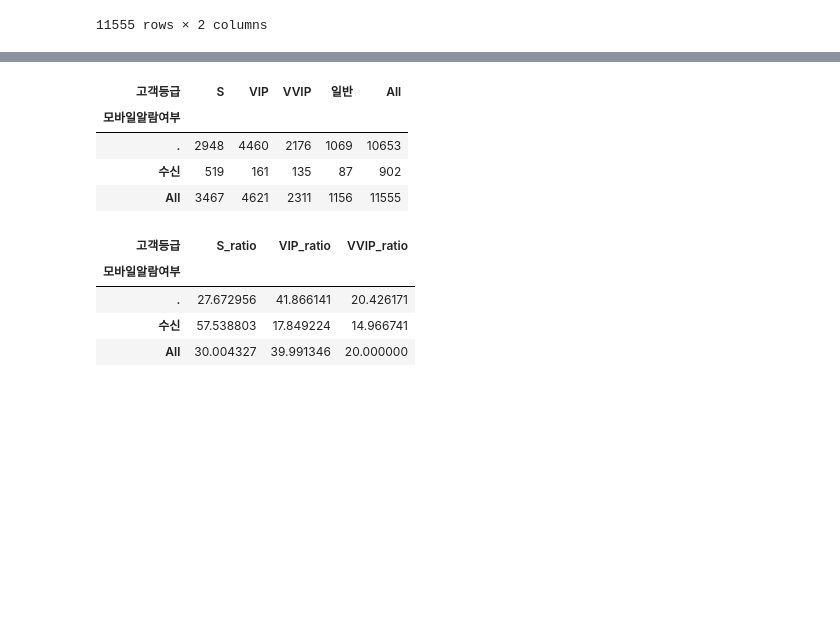
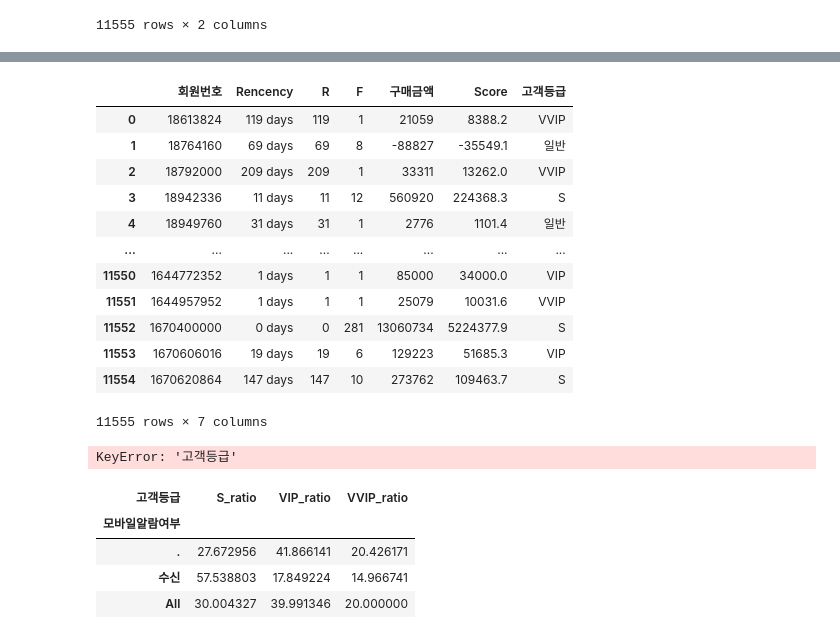
Before and after one commit to raneeKim/SW_CAMP, a Jupyter notebook: ML_Project/자료확인.ipynb, the cells around one changed output, grey strips where cells are left out. Cells and saved outputs as stored; diff of their text form; code cells hidden in the pictures; blank space fills up the shorter version.

```diff
--- a/ML_Project/자료확인.ipynb
+++ b/ML_Project/자료확인.ipynb
@@ -357,7 +426,6 @@ KruskalResult(statistic=705.3065882108048, pvalue=5.15480990507967e-147)
 ## RFM
 # %%
 # 최근성
-onemarket_df['공급일자_dt'] = pd.to_datetime(onemarket_df['공급일자'])
 onemarket_df['Rencency'] = max(onemarket_df['공급일자_dt']) - onemarket_df['공급일자_dt']
 # %%
 p1 = onemarket_df.pivot_table(index='회원번호', values = 'Rencency' , aggfunc = 'min').reset_index()
@@ -413,12 +480,25 @@ Name: count, dtype: int64
+# %%
+df1 = m2[['회원번호'],['R'],['F'],['Score'],['고객등급']]
+df2 = pd.merge(df1,)
+# %% [output]
+|  | 회원번호 | Rencency | R | F | 구매금액 | Score | 고객등급 |
+| 0 | 18613824 | 119 days | 119 | 1 | 21059 | 8388.2 | VVIP |
+| 1 | 18764160 | 69 days | 69 | 8 | -88827 | -35549.1 | 일반 |
+| 2 | 18792000 | 209 days | 209 | 1 | 33311 | 13262.0 | VVIP |
+| 3 | 18942336 | 11 days | 11 | 12 | 560920 | 224368.3 | S |
+| 4 | 18949760 | 31 days | 31 | 1 | 2776 | 1101.4 | 일반 |
+| ... | ... | ... | ... | ... | ... | ... | ... |
+| 11550 | 1644772352 | 1 days | 1 | 1 | 85000 | 34000.0 | VIP |
+| 11551 | 1644957952 | 1 days | 1 | 1 | 25079 | 10031.6 | VVIP |
+| 11552 | 1670400000 | 0 days | 0 | 281 | 13060734 | 5224377.9 | S |
+| 11553 | 1670606016 | 19 days | 19 | 6 | 129223 | 51685.3 | VIP |
+| 11554 | 1670620864 | 147 days | 147 | 10 | 273762 | 109463.7 | S |
+11555 rows × 7 columns
 # %%
-c2 = pd.crosstab(df3['고객등급'], df3['모바일알람여부'],margins=True).T
+c2 = pd.crosstab(m2['고객등급'], df3['모바일알람여부'],margins=True).T
 c2
 # %% [output]
-| 고객등급 | S | VIP | VVIP | 일반 | All |
-| 모바일알람여부 |  |  |  |  |  |
-| . | 2948 | 4460 | 2176 | 1069 | 10653 |
-| 수신 | 519 | 161 | 135 | 87 | 902 |
-| All | 3467 | 4621 | 2311 | 1156 | 11555 |
+KeyError: '고객등급'
 # %%
 c2['S_ratio'] = (c2['S'] / c2['All']) * 100
 c2['VIP_ratio'] = (c2['VIP'] / c2['All']) * 100
```
Also changed, not shown: parts of 25 cells of this notebook.
